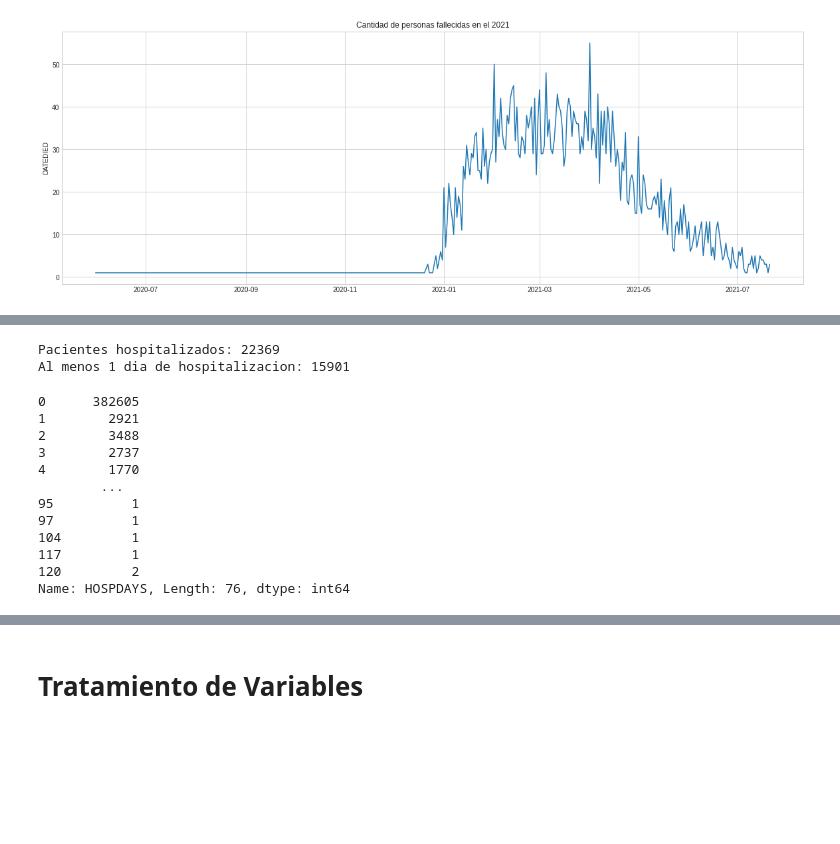
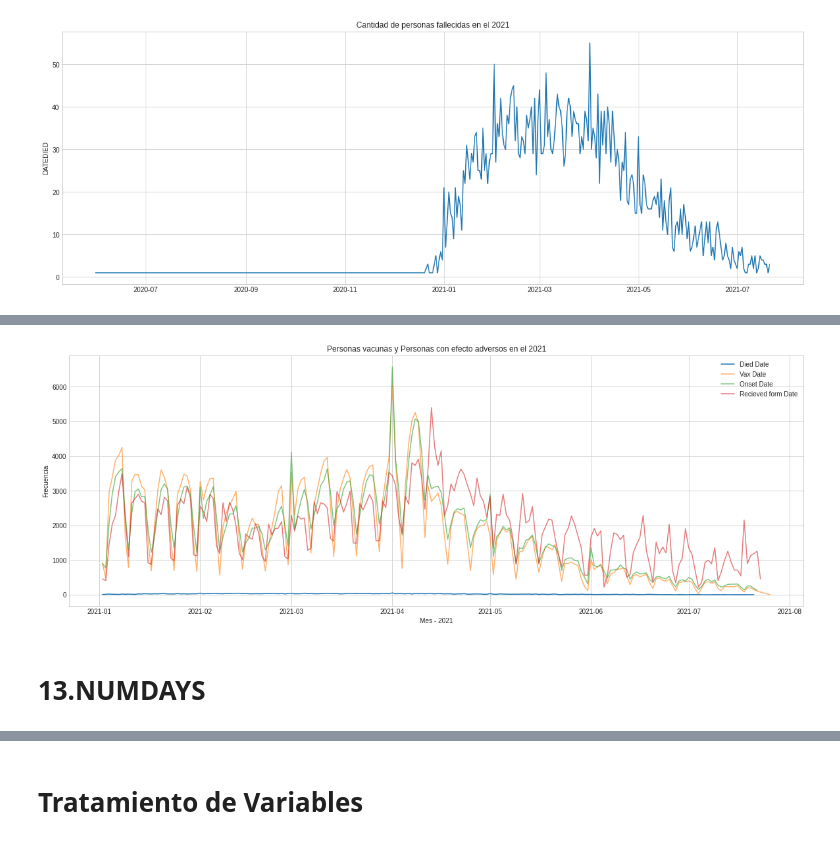
Before and after one commit to yodavo/IAI_vaccines, a Jupyter notebook: data_wrangling/dataWranglingVAERS(David).ipynb, the cells around one changed output, grey strips where cells are left out. Saved outputs shown, nothing was run; the diff lists cells and outputs as text; code cells hidden in the pictures; blank space fills up the shorter version.

```diff
--- a/data_wrangling/dataWranglingVAERS(David).ipynb
+++ b/data_wrangling/dataWranglingVAERS(David).ipynb
@@ -446,11 +831,21 @@ Los dias de hospitalizacin llegan hasta 120 dias.
+# %%
+# grafico de todas las fechas
+fig1 = plt.figure(figsize=(20,7))
+ax = fig1.add_subplot(1, 1, 1)
+a = sns.lineplot(data = dataset_covid.loc[(dataset_covid['DATEDIED'] > '2021-01-01') & (dataset_covid['DATEDIED'] < '2021-08-01')].DATEDIED.value_counts(),ax=ax,label=str('Died Date'))
+x = sns.lineplot(data = dataset_covid.loc[(dataset_covid['VAX_DATE'] > '2021-01-01') & (dataset_covid['VAX_DATE'] < '2021-08-01')].VAX_DATE.value_counts(),ax=ax, label=str('Vax Date'), alpha=0.6)
+z = sns.lineplot(data = dataset_covid.loc[(dataset_covid['ONSET_DATE'] > '2021-01-01') & (dataset_covid['ONSET_DATE'] < '2021-08-01')].ONSET_DATE.value_counts(),ax=ax,label=str('Onset Date'), alpha=0.6)
+y = sns.lineplot(data = dataset_covid.loc[(dataset_covid['RECVDATE'] > '2021-01-01') & (dataset_covid['RECVDATE'] < '2021-08-01')].RECVDATE.value_counts(),ax=ax,label=str('Recieved form Date'), alpha=0.6)
+plt.legend()
+ax.set_xlabel('Mes - 2021')
+ax.set_ylabel('Frecuencia')
+plt.title('Personas vacunas y Personas con efecto adversos en el 2021')
+plt.show()
+# %% [output]
+[figure, added]
+# %% [markdown]
+# **13.NUMDAYS**
 # %%
 ######################## BACKUP ##############################
 #backup = dataset_covid.copy()
 dataset_covid = backup.copy()
-# %%
-# revisando valores
-print('Pacientes hospitalizados:', dataset_covid.HOSPITAL.notnull().sum())
-print('Al menos 1 dia de hospitalizacion:', dataset_covid.HOSPDAYS.notnull().sum())
-# %% [output]
-Pacientes hospitalizados: 22369
-Al menos 1 dia de hospitalizacion: 15901
@@ -468,17 +851,0 @@ dataset_covid.HOSPDAYS = dataset_covid.HOSPDAYS.astype(int)
-# %%
-# revisando HOSPDAYS
-dataset_covid.HOSPDAYS = np.where(dataset_covid.HOSPDAYS > 120, 0, dataset_covid.HOSPDAYS) # para eliminar valores 999 999 99999
-dataset_covid.HOSPDAYS.value_counts().sort_index()
-# %% [output]
-0      382605
-1        2921
-2        3488
-3        2737
-4        1770
-        ...
-95          1
-97          1
-104         1
-117         1
-120         2
-Name: HOSPDAYS, Length: 76, dtype: int64
```
Also changed, not shown: parts of 127 cells of this notebook.
